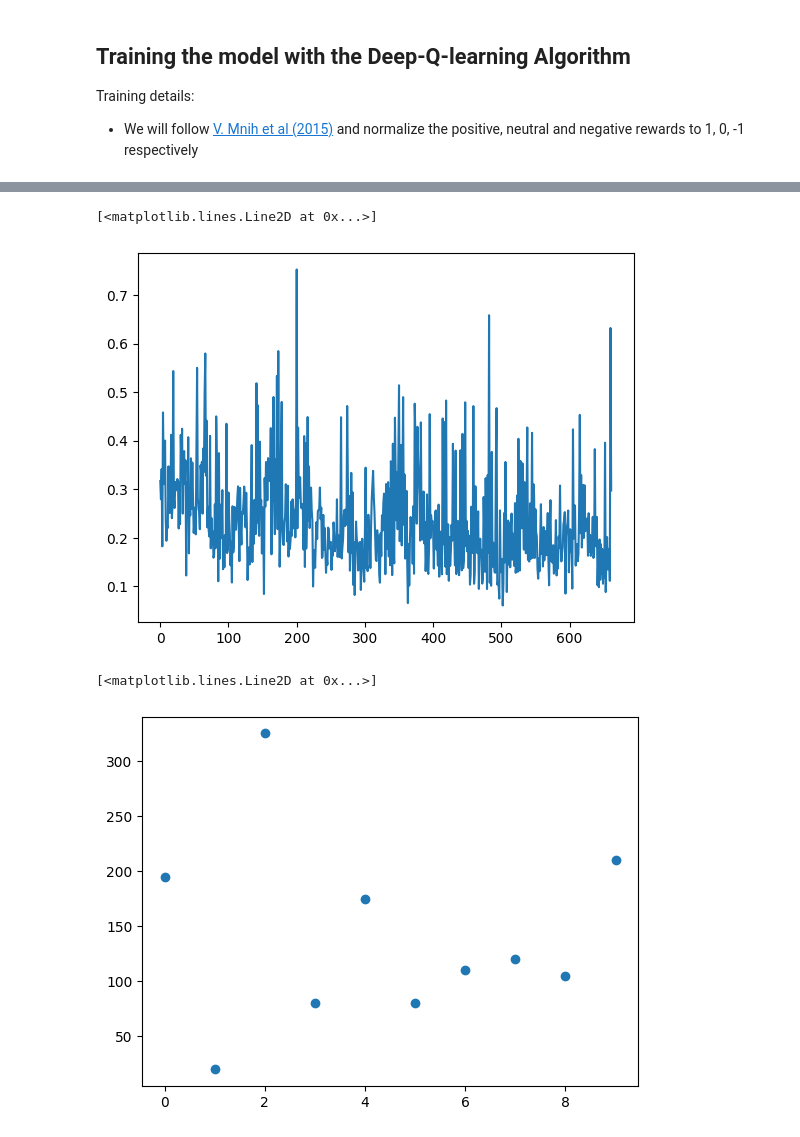
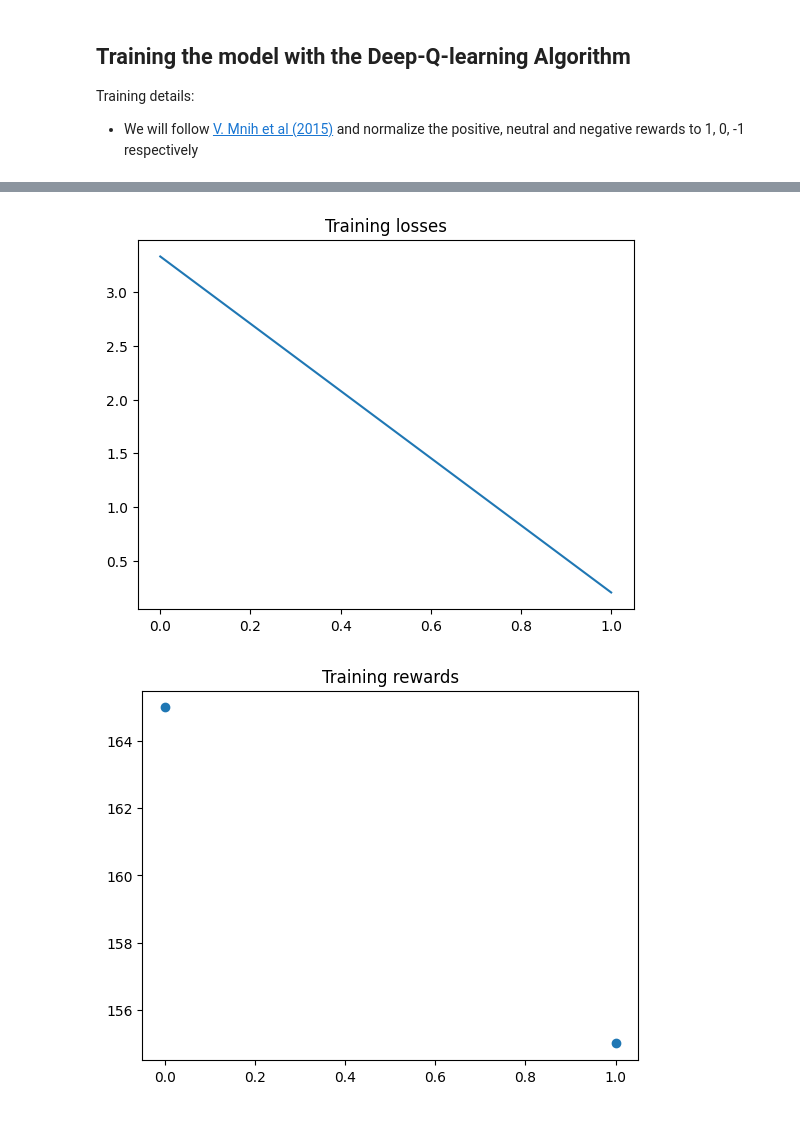
Before and after one commit to colichar/deep-q-learning, a Jupyter notebook: space_invaders_dqn.ipynb, the cells around one changed output, grey strips where cells are left out. Saved outputs shown, nothing was run; the diff lists cells and outputs as text; code cells hidden in the pictures.

```diff
--- a/space_invaders_dqn.ipynb
+++ b/space_invaders_dqn.ipynb
@@ -412,17 +423,15 @@ obs_shape = my_env.observation_space.shape
 num_actions = my_env.action_space.n
 
 memory_size = 10**4
-num_of_episodes = 50
-max_frames = 5 * 10**4
+max_frames = 500#5 * 10**4
 minibatch_size = 32
 update_target_freq = 0.25 * 10**4    ## update target NN 2500 frames
 discount = 0.99
-action_repeat = 4         ## repeat chosen action 4 times
-update_main_freq = 4      ## SGD update main NN after 4 chosen actions
+update_main_freq = 4
 average_loss_freq = 400
 learning_rate = 0.001
 
-memory_warm_up = 10**4
+memory_warm_up = 200
 # %% [markdown]
 ## Training the model with the Deep-Q-learning Algorithm
 
@@ -433,8 +444,8 @@ def normalize_rewards(rew):
     return 1 if rew > 0 else -1 if rew < 0 else 0
 # %%
 ## initialize action-value function Q with random weights
-M_model = DQN_model(num_actions)
+M_model = DQNmodel(num_actions)
 
 ## initialize action-value target function with same weights
-T_model = DQN_model(num_actions)
+T_model = DQNmodel(num_actions)
 T_model.set_weights(M_model.get_weights())
@@ -452,17 +469,15 @@ def train_DQL():
     memory_count = frame_num = 0
 
     losses = []
+    averaged_losses = []
     rewards = []
 
-    averaged_losses = []
-
-    ## start outer loop of the number of episode we'll train the model for
-    #for episode in range(num_of_episodes):
+    ## start training until we reach the maximal number of frames
     while (frame_num < max_frames):
 
         episode_reward = 0
 
-        ## initialise sequence s1 = {x1} and preprocessed the sequence
+        ## initialise first sequence of episode
         curr_state, curr_raw_obs = Frame_processor.initialize_state(my_env)
         alive = True
 
@@ -472,7 +487,7 @@ def train_DQL():
             curr_action = explore_vs_exploit(curr_state, frame_num)
 
             ## take action
-            new_raw_obs, reward, terminated, truncated, info = my_env.step(curr_action)
+            new_raw_obs, reward, terminated, info = my_env.step(curr_action) ##truncated
 
             if info["lives"] == 0:
                 alive = False
@@ -508,9 +523,11 @@ def train_DQL():
             frame_num += 1
 
         rewards.append(episode_reward)
-        print("Finished episode. Reward: ", rewards[-1])
 
     return averaged_losses, rewards
 # %%
-some_losses, some_rewards = train_DQL()
+start = time.time()
+training_losses, training_rewards = train_DQL()
+end = time.time()
+print("Elapsed time in minutes: ", (end-start)/60)
 # %% [output]
@@ -534,10 +549,14 @@ Finished episode. Reward:  180.0
 # %%
-plt.plot(some_losses[50:])
+plt.plot(training_losses)
+plt.title('Training losses')
+
+plt.show()
 # %% [output]
-[<matplotlib.lines.Line2D at 0x...>]
-[figure, old version]
+[figure, new version]
 # %%
-plt.plot(some_rewards, 'o')
+plt.plot(training_rewards, 'o')
+plt.title('Training rewards')
+
+plt.show()
 # %% [output]
-[<matplotlib.lines.Line2D at 0x...>]
-[figure, old version]
+[figure, new version]
```
Also changed, not shown: parts of 32 cells of this notebook.
